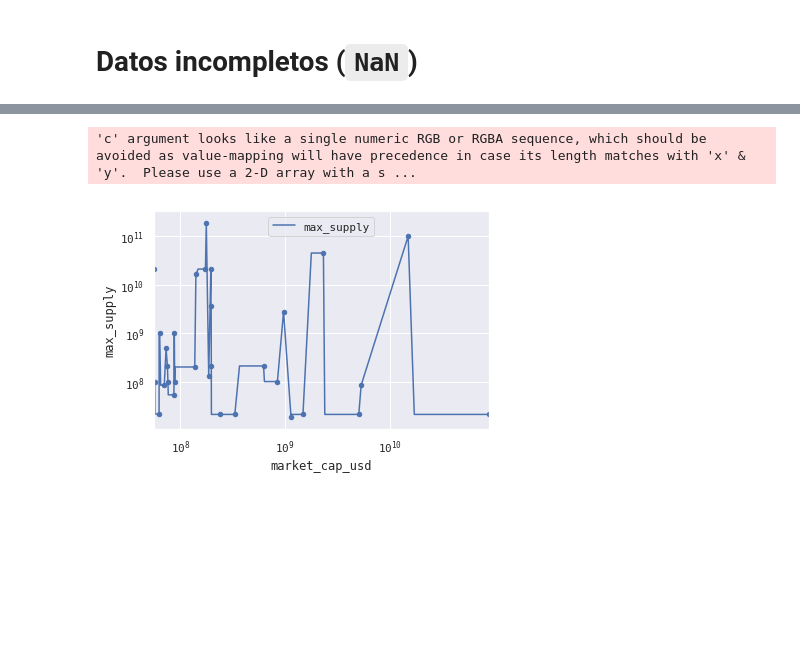
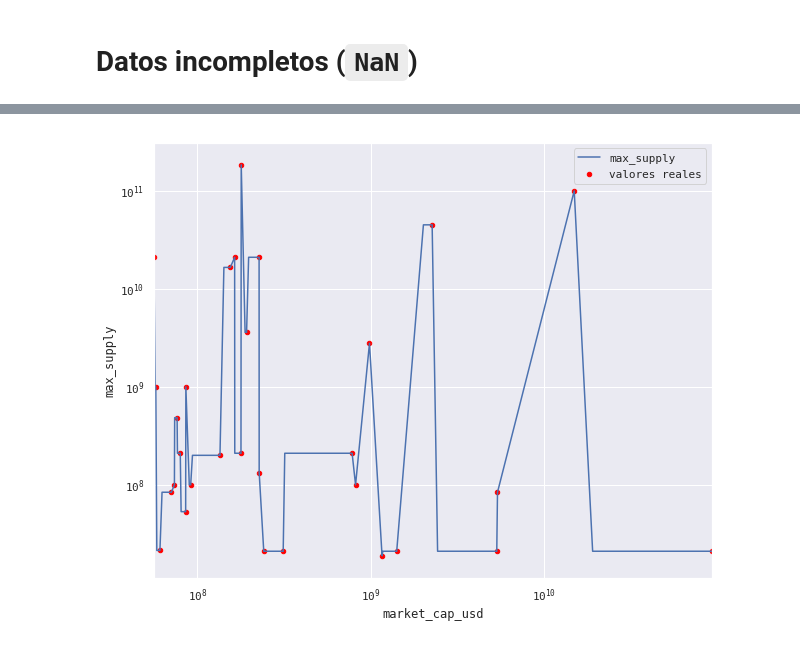
Before and after one commit to icane/curso_python, a Jupyter notebook: slides/code/s06/visualizacion_con_pandas.ipynb, the cells around one changed output, grey strips where cells are left out. Drawn from its saved outputs; the diff is of its cells as text; code cells hidden in the pictures; blank space fills up the shorter version.

```diff
--- a/slides/code/s06/visualizacion_con_pandas.ipynb
+++ b/slides/code/s06/visualizacion_con_pandas.ipynb
@@ -307,7 +314,7 @@ total_supply           0
 dtype: int64
 # %%
 ax = cc.fillna(method='ffill').plot.line(x='market_cap_usd', y='max_supply', logx=True, logy=True)
-cc.plot.scatter(x='market_cap_usd', y='max_supply', logx=True, logy=True, ax=ax);
+cc.plot.scatter(x='market_cap_usd', y='max_supply', logx=True, logy=True,
+                label='valores reales', c='red', ax=ax);
 # %% [output]
-'c' argument looks like a single numeric RGB or RGBA sequence, which should be avoided as value-mapping will have precedence in case its length matches with 'x' & 'y'.  Please use a 2-D array with a s ...
-[figure, old version]
+[figure, new version]
```
Also changed, not shown: parts of 5 cells of this notebook, 24 other files.
